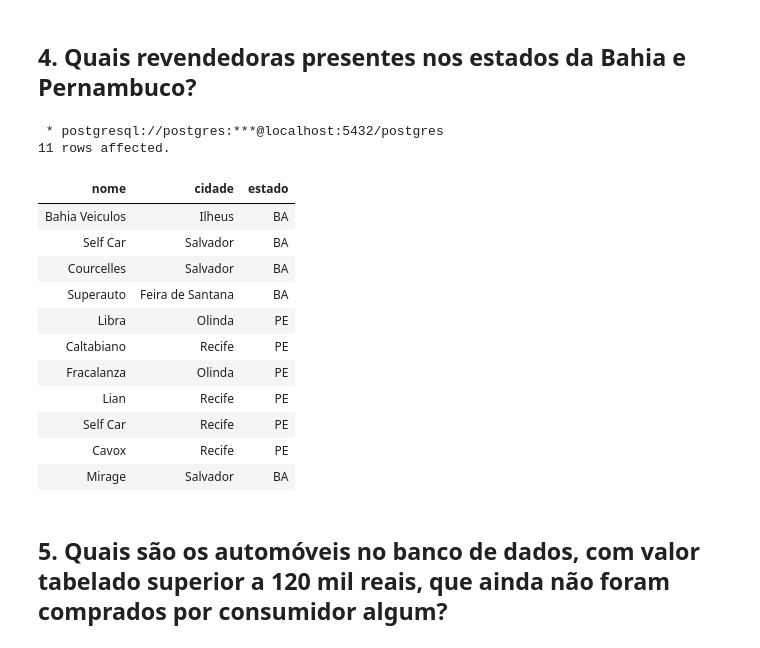
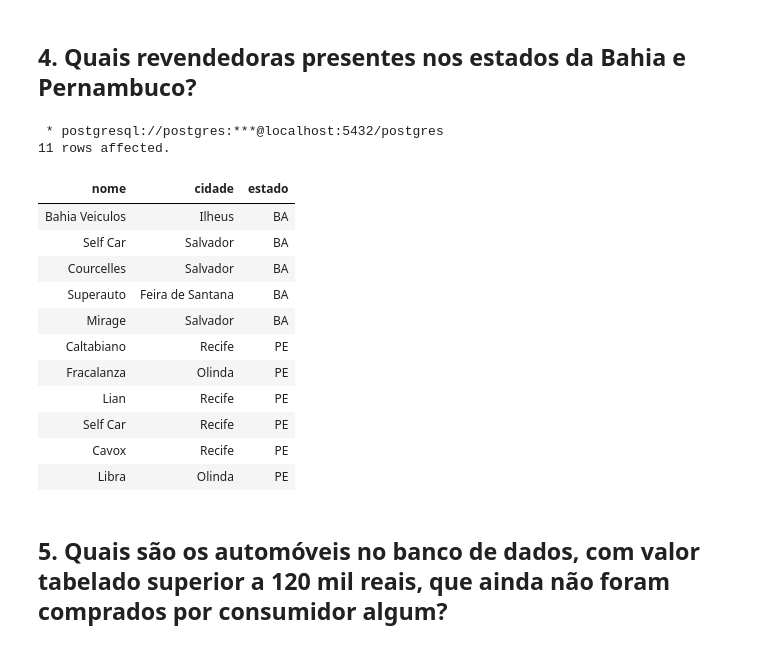
Before and after one commit to biancasipas/BancosDadosSQL, a Jupyter notebook: bd_aula1.ipynb, the cells around one changed output. Saved outputs shown, nothing was run; the diff lists cells and outputs as text; code cells hidden in the pictures.

```diff
--- a/bd_aula1.ipynb
+++ b/bd_aula1.ipynb
@@ -328,24 +331,25 @@ WHERE c.estado = 'RJ';
 # %%
 %%sql
 SELECT nome, cidade, estado
 FROM revendedoras
-WHERE estado = 'BA' OR estado = 'PE'
-# WHERE estado IN ('BA', 'PE');
+WHERE estado = 'BA'
+OR estado = 'PE'
+ORDER BY Estado
 # %% [output]
  * postgresql://postgres:***@localhost:5432/postgres
 11 rows affected.
 | nome | cidade | estado |
 | Bahia Veiculos | Ilheus | BA |
 | Self Car | Salvador | BA |
 | Courcelles | Salvador | BA |
 | Superauto | Feira de Santana | BA |
-| Libra | Olinda | PE |
+| Mirage | Salvador | BA |
 | Caltabiano | Recife | PE |
 | Fracalanza | Olinda | PE |
 | Lian | Recife | PE |
 | Self Car | Recife | PE |
 | Cavox | Recife | PE |
-| Mirage | Salvador | BA |
+| Libra | Olinda | PE |
 # %% [markdown]
 ## 5. Quais são os automóveis no banco de dados, com valor tabelado superior a 120 mil reais, que ainda não foram comprados por consumidor algum?
 # %%
```
Also changed, not shown: parts of 7 cells of this notebook.
